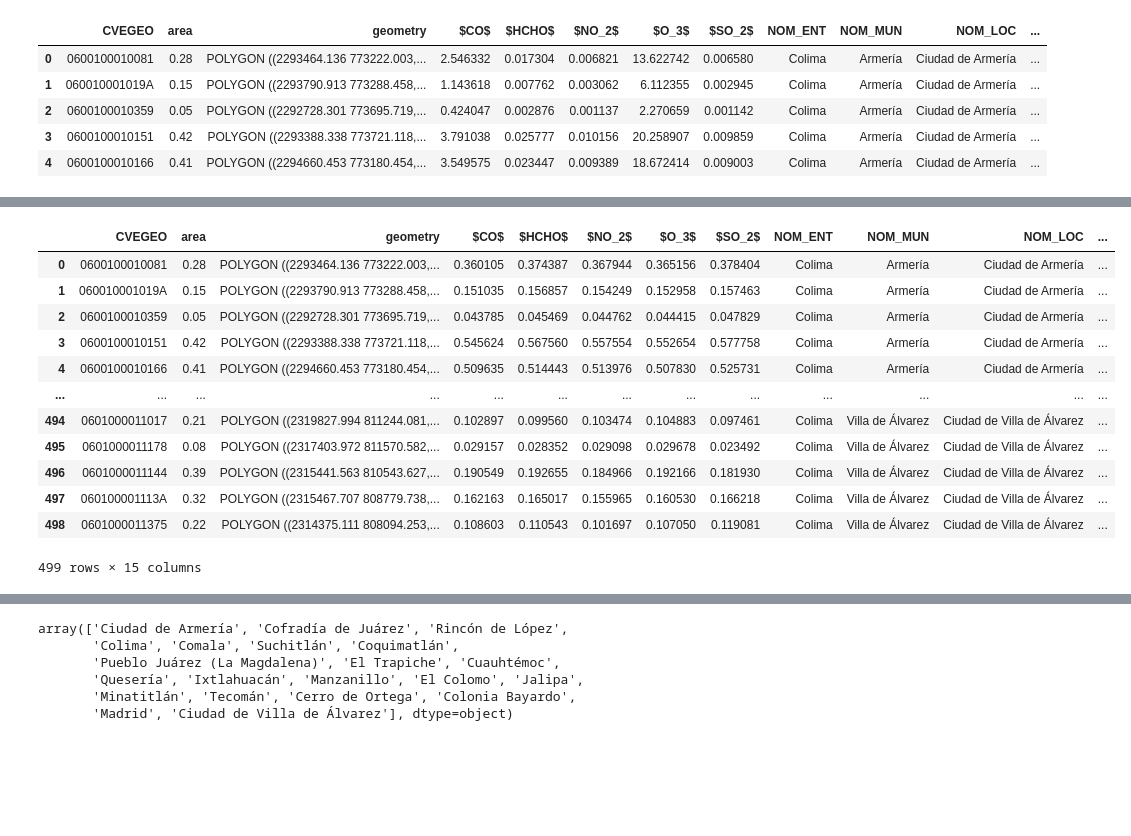
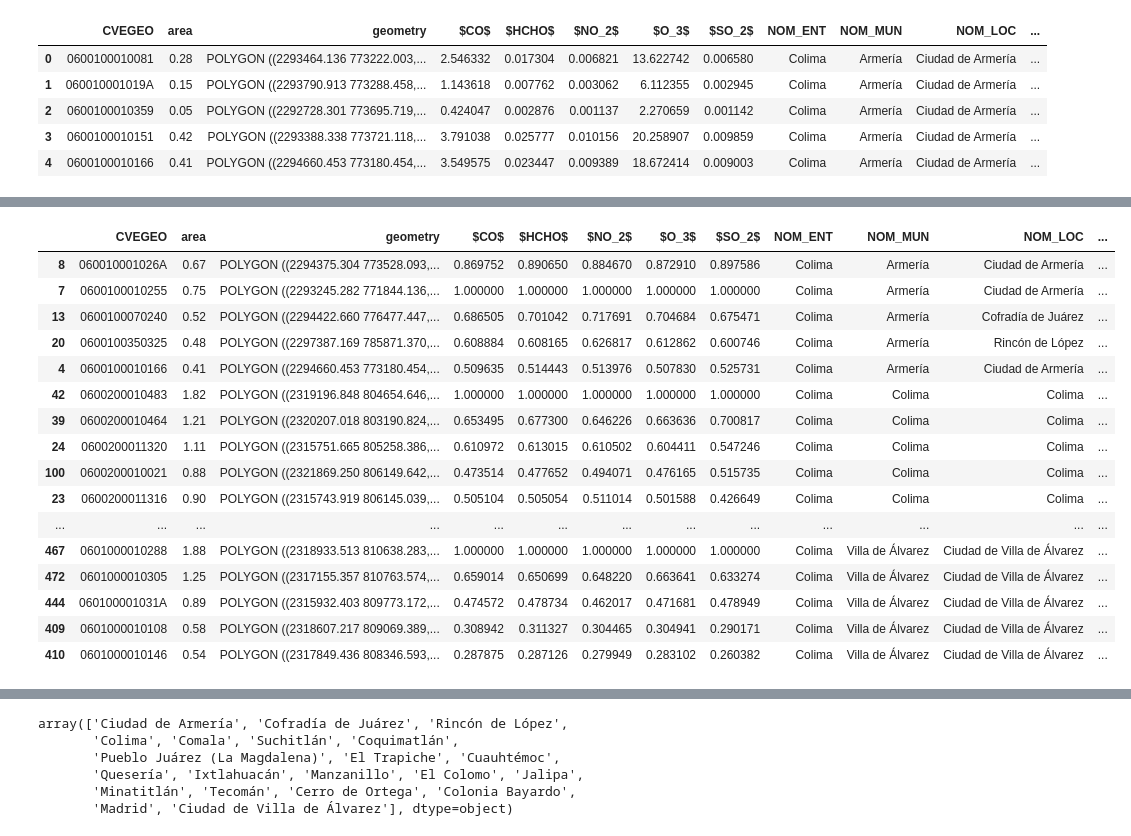
Before and after one commit to pcorner10/pronaces_analisis, a Jupyter notebook: reclasificacion2023.ipynb, the cells around one changed output, grey strips where cells are left out. Cells and saved outputs as stored; diff of their text form; code cells hidden in the pictures; blank space fills up the shorter version.

```diff
--- a/reclasificacion2023.ipynb
+++ b/reclasificacion2023.ipynb
@@ -230,12 +264,31 @@ colima_metricas.head()
+# %%
+df_mun = pd.DataFrame()
+
+for mun in colima_metricas.NOM_MUN.unique():
+  scaler = MinMaxScaler()
+  df = colima_metricas[colima_metricas["NOM_MUN"] == mun].copy()
+
+  # normalize data by max min scaler
+  cols_to_normalize = ["$CO$","$HCHO$","$NO_2$","$O_3$","$SO_2$","GM_2020", "densidad"]
+  df.loc[:, cols_to_normalize] = scaler.fit_transform(df[cols_to_normalize])
+
+  df["metrica"] = df[["$CO$","$HCHO$","$NO_2$","$O_3$","$SO_2$","GM_2020", "densidad"]].sum(axis=1)
+  df_mun = pd.concat([df_mun, df.sort_values(by="metrica", ascending=False).head(5)])
+
+
+df_mun = gpd.GeoDataFrame(df_mun)
 # %%
-df_final = pd.DataFrame()
+df_loc = pd.DataFrame()
 
 for mun in colima_metricas.NOM_LOC.unique():
-  df_mun = colima_metricas[colima_metricas["NOM_LOC"] == mun]
+  scaler = MinMaxScaler()
+  df = colima_metricas[colima_metricas["NOM_LOC"] == mun].copy()
 
   # normalize data by max min scaler
   cols_to_normalize = ["$CO$","$HCHO$","$NO_2$","$O_3$","$SO_2$","GM_2020", "densidad"]
-  df_mun[cols_to_normalize] = (df_mun[cols_to_normalize] - df_mun[cols_to_normalize].min()) / (df_mun[cols_to_normalize].max() - df_mun[cols_to_normalize].min())
+  df.loc[:, cols_to_normalize] = scaler.fit_transform(df[cols_to_normalize])
 
-  df_final = pd.concat([df_final, df_mun])
-df_final = gpd.GeoDataFrame(df_final)
+  df["metrica"] = df[["$CO$","$HCHO$","$NO_2$","$O_3$","$SO_2$","GM_2020", "densidad"]].sum(axis=1)
+  df_loc = pd.concat([df_loc, df.sort_values(by="metrica", ascending=False).head(5)])
+
+df_loc = gpd.GeoDataFrame(df_loc)
@@ -271,26 +295,20 @@ df_final.head()
-# %%
-# plot each NOM_MUN
-top_pendientes = pd.DataFrame()
-for mun in df_final.NOM_LOC.unique():
-  df_mun = df_final[df_final["NOM_LOC"] == mun]
-  #df_mun.plot(column="metrica", legend=True, figsize=(10,10))
-
-  top_pendientes = pd.concat([top_pendientes, df_mun.sort_values(by="metrica", ascending=False).head(5)])
-  #plt.title(mun)
-  #plt.show()
-# %%
-df_final
-# %% [output]
-|  | CVEGEO | area | geometry | $CO$ | $HCHO$ | $NO_2$ | $O_3$ | $SO_2$ | NOM_ENT | NOM_MUN | NOM_LOC | ... |
-| 0 | 0600100010081 | 0.28 | POLYGON ((2293464.136 773222.003,... | 0.360105 | 0.374387 | 0.367944 | 0.365156 | 0.378404 | Colima | Armería | Ciudad de Armería | ... |
-| 1 | 060010001019A | 0.15 | POLYGON ((2293790.913 773288.458,... | 0.151035 | 0.156857 | 0.154249 | 0.152958 | 0.157463 | Colima | Armería | Ciudad de Armería | ... |
-| 2 | 0600100010359 | 0.05 | POLYGON ((2292728.301 773695.719,... | 0.043785 | 0.045469 | 0.044762 | 0.044415 | 0.047829 | Colima | Armería | Ciudad de Armería | ... |
-| 3 | 0600100010151 | 0.42 | POLYGON ((2293388.338 773721.118,... | 0.545624 | 0.567560 | 0.557554 | 0.552654 | 0.577758 | Colima | Armería | Ciudad de Armería | ... |
-| 4 | 0600100010166 | 0.41 | POLYGON ((2294660.453 773180.454,... | 0.509635 | 0.514443 | 0.513976 | 0.507830 | 0.525731 | Colima | Armería | Ciudad de Armería | ... |
-| ... | ... | ... | ... | ... | ... | ... | ... | ... | ... | ... | ... | ... |
-| 494 | 0601000011017 | 0.21 | POLYGON ((2319827.994 811244.081,... | 0.102897 | 0.099560 | 0.103474 | 0.104883 | 0.097461 | Colima | Villa de Álvarez | Ciudad de Villa de Álvarez | ... |
-| 495 | 0601000011178 | 0.08 | POLYGON ((2317403.972 811570.582,... | 0.029157 | 0.028352 | 0.029098 | 0.029678 | 0.023492 | Colima | Villa de Álvarez | Ciudad de Villa de Álvarez | ... |
-| 496 | 0601000011144 | 0.39 | POLYGON ((2315441.563 810543.627,... | 0.190549 | 0.192655 | 0.184966 | 0.192166 | 0.181930 | Colima | Villa de Álvarez | Ciudad de Villa de Álvarez | ... |
-| 497 | 060100001113A | 0.32 | POLYGON ((2315467.707 808779.738,... | 0.162163 | 0.165017 | 0.155965 | 0.160530 | 0.166218 | Colima | Villa de Álvarez | Ciudad de Villa de Álvarez | ... |
-| 498 | 0601000011375 | 0.22 | POLYGON ((2314375.111 808094.253,... | 0.108603 | 0.110543 | 0.101697 | 0.107050 | 0.119081 | Colima | Villa de Álvarez | Ciudad de Villa de Álvarez | ... |
-499 rows × 15 columns
+# %%
+df_mun
+# %% [output]
+|  | CVEGEO | area | geometry | $CO$ | $HCHO$ | $NO_2$ | $O_3$ | $SO_2$ | NOM_ENT | NOM_MUN | NOM_LOC | ... |
+| 8 | 060010001026A | 0.67 | POLYGON ((2294375.304 773528.093,... | 0.869752 | 0.890650 | 0.884670 | 0.872910 | 0.897586 | Colima | Armería | Ciudad de Armería | ... |
+| 7 | 0600100010255 | 0.75 | POLYGON ((2293245.282 771844.136,... | 1.000000 | 1.000000 | 1.000000 | 1.000000 | 1.000000 | Colima | Armería | Ciudad de Armería | ... |
+| 13 | 0600100070240 | 0.52 | POLYGON ((2294422.660 776477.447,... | 0.686505 | 0.701042 | 0.717691 | 0.704684 | 0.675471 | Colima | Armería | Cofradía de Juárez | ... |
+| 20 | 0600100350325 | 0.48 | POLYGON ((2297387.169 785871.370,... | 0.608884 | 0.608165 | 0.626817 | 0.612862 | 0.600746 | Colima | Armería | Rincón de López | ... |
+| 4 | 0600100010166 | 0.41 | POLYGON ((2294660.453 773180.454,... | 0.509635 | 0.514443 | 0.513976 | 0.507830 | 0.525731 | Colima | Armería | Ciudad de Armería | ... |
+| 42 | 0600200010483 | 1.82 | POLYGON ((2319196.848 804654.646,... | 1.000000 | 1.000000 | 1.000000 | 1.000000 | 1.000000 | Colima | Colima | Colima | ... |
+| 39 | 0600200010464 | 1.21 | POLYGON ((2320207.018 803190.824,... | 0.653495 | 0.677300 | 0.646226 | 0.663636 | 0.700817 | Colima | Colima | Colima | ... |
+| 24 | 0600200011320 | 1.11 | POLYGON ((2315751.665 805258.386,... | 0.610972 | 0.613015 | 0.610502 | 0.604411 | 0.547246 | Colima | Colima | Colima | ... |
+| 100 | 0600200010021 | 0.88 | POLYGON ((2321869.250 806149.642,... | 0.473514 | 0.477652 | 0.494071 | 0.476165 | 0.515735 | Colima | Colima | Colima | ... |
+| 23 | 0600200011316 | 0.90 | POLYGON ((2315743.919 806145.039,... | 0.505104 | 0.505054 | 0.511014 | 0.501588 | 0.426649 | Colima | Colima | Colima | ... |
+| ... | ... | ... | ... | ... | ... | ... | ... | ... | ... | ... | ... | ... |
+| 467 | 0601000010288 | 1.88 | POLYGON ((2318933.513 810638.283,... | 1.000000 | 1.000000 | 1.000000 | 1.000000 | 1.000000 | Colima | Villa de Álvarez | Ciudad de Villa de Álvarez | ... |
+| 472 | 0601000010305 | 1.25 | POLYGON ((2317155.357 810763.574,... | 0.659014 | 0.650699 | 0.648220 | 0.663641 | 0.633274 | Colima | Villa de Álvarez | Ciudad de Villa de Álvarez | ... |
+| 444 | 060100001031A | 0.89 | POLYGON ((2315932.403 809773.172,... | 0.474572 | 0.478734 | 0.462017 | 0.471681 | 0.478949 | Colima | Villa de Álvarez | Ciudad de Villa de Álvarez | ... |
+| 409 | 0601000010108 | 0.58 | POLYGON ((2318607.217 809069.389,... | 0.308942 | 0.311327 | 0.304465 | 0.304941 | 0.290171 | Colima | Villa de Álvarez | Ciudad de Villa de Álvarez | ... |
+| 410 | 0601000010146 | 0.54 | POLYGON ((2317849.436 808346.593,... | 0.287875 | 0.287126 | 0.279949 | 0.283102 | 0.260382 | Colima | Villa de Álvarez | Ciudad de Villa de Álvarez | ... |
```
Also changed, not shown: parts of 8 cells of this notebook, 1 other file.
